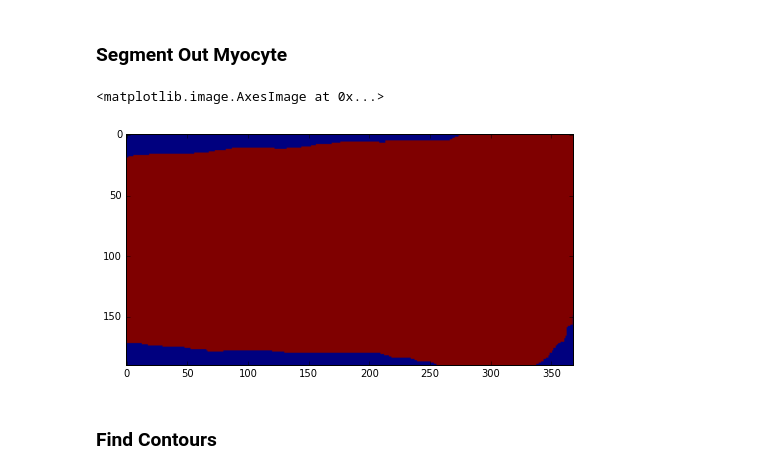
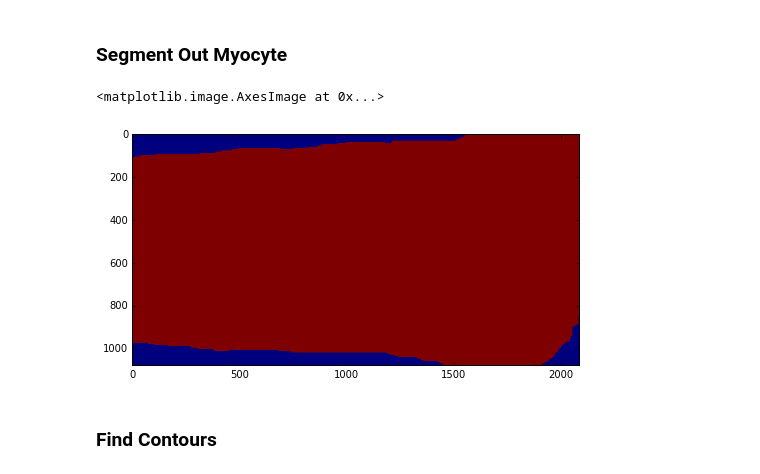
Before and after one commit to huskeypm/sparkdetection, a Jupyter notebook: mach/myocyte_filter_statistics.ipynb, the cells around one changed output. Drawn from its saved outputs; the diff is of its cells as text; code cells hidden in the pictures.

Commit message:
Cut down the size of the loss filter to instead resize the images in the myocyte notebook

```diff
--- a/mach/myocyte_filter_statistics.ipynb
+++ b/mach/myocyte_filter_statistics.ipynb
@@ -279,6 +287,8 @@ def GimmePlots(binnedArrays, SNRarray, filterResponse, binAvgs, binStdDevs, SNRb
 # %%
 boxHeight = 8
 sarcSizeImgs = 9. # [px]
+
+sarcolemmaSizeInImages = 9.
 # %% [markdown]
 ### Read in Myocyte Image and Filter
 # %%
@@ -344,0 +337,15 @@ plt.colorbar()
+# %%
+
+filterSizeBar = 51.
+#scale = sarcSizeImgs / filterSizeBar
+#truthFilter = cv2.resize(truthFilter, None, fx=scale, fy=1., interpolation = cv2.INTER_CUBIC)
+#imshow(truthFilter)
+scale = filterSizeBar / sarcolemmaSizeInImages
+grayResized = cv2.resize(gray, None, fx=scale, fy=scale, interpolation = cv2.INTER_CUBIC)
+grayFullResized = cv2.resize(grayFull, None, fx=scale, fy=scale, interpolation = cv2.INTER_CUBIC)
+imgDim = [int(imgDim [0] * scale), int(imgDim[1] * scale)]
+imshow(grayResized)
+plt.colorbar()
+plt.figure()
+imshow(grayFullResized)
+plt.colorbar()
@@ -346,17 +357,18 @@ plt.colorbar()
 ### Segment Out Myocyte
 # %%
 if fileName != "SongHF_enhanced.png":
-    retval, thresh = cv2.threshold(gray.copy(), 200, 255, cv2.THRESH_BINARY_INV)
+    retval, thresh = cv2.threshold(grayResized.copy(), 200, 255, cv2.THRESH_BINARY_INV)
 
 else:
     maskedImg = cv2.imread('./images/Full_Myocytes/'+fileNameMask)
     #print maskedImg
     grayMask = cv2.cvtColor(maskedImg, cv2.COLOR_BGR2GRAY)
-    retval, thresh = cv2.threshold(grayMask.copy(), 200, 255, cv2.THRESH_BINARY)
+    grayMaskResized = cv2.resize(grayMask, None, fx=scale, fy=scale, interpolation = cv2.INTER_CUBIC)
+    retval, thresh = cv2.threshold(grayMaskResized.copy(), 200, 255, cv2.THRESH_BINARY)
 imshow(thresh)
 # %% [output]
 <matplotlib.image.AxesImage at 0x...>
-[figure, old version]
+[figure, new version]
 # %% [markdown]
 ### Find Contours
 # %%
```
Also changed, not shown: parts of 20 cells of this notebook, 1 other file.
